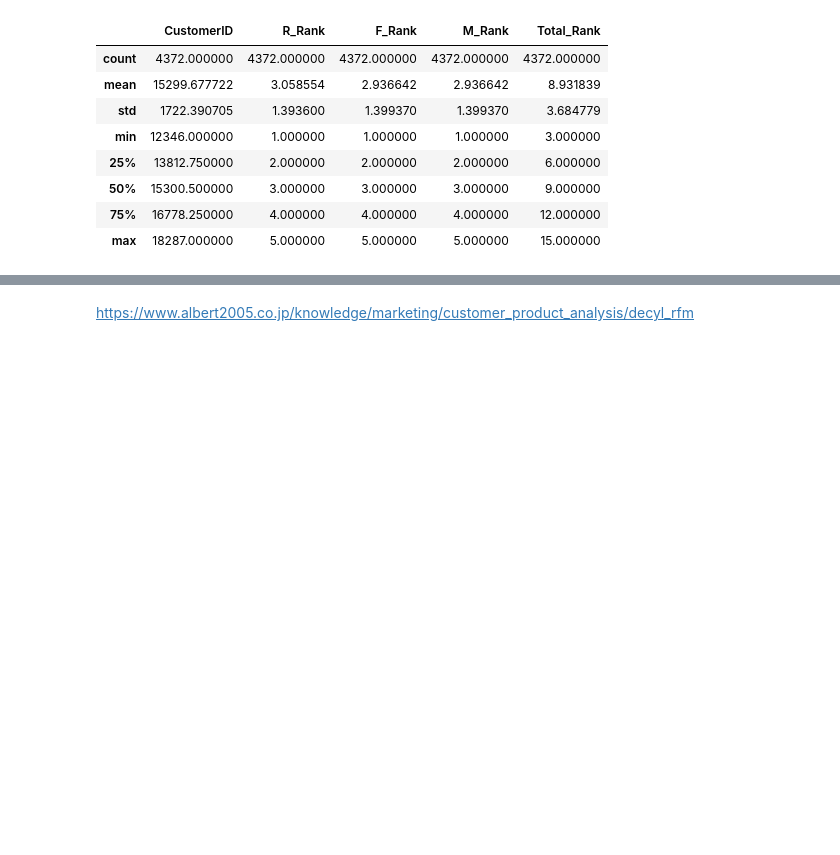
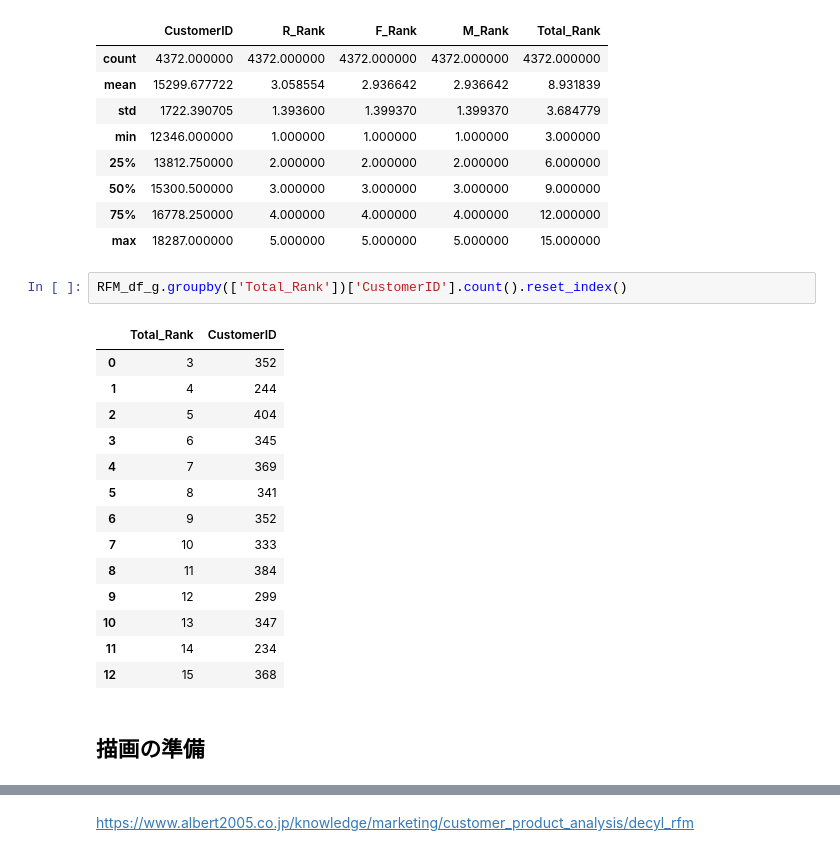
Before and after one commit to selectfromwhere/Data_Analysis_Methods, a Jupyter notebook: RFM_Analysis/RFM_Analisys_Discovery.ipynb, the cells around one changed output, grey strips where cells are left out. Drawn from its saved outputs; the diff is of its cells as text; blank space fills up the shorter version.

```diff
--- a/RFM_Analysis/RFM_Analisys_Discovery.ipynb
+++ b/RFM_Analysis/RFM_Analisys_Discovery.ipynb
@@ -532,3 +566,22 @@ RFM_df_g.describe()
 | 50% | 15300.500000 | 3.000000 | 3.000000 | 3.000000 | 9.000000 |
 | 75% | 16778.250000 | 4.000000 | 4.000000 | 4.000000 | 12.000000 |
 | max | 18287.000000 | 5.000000 | 5.000000 | 5.000000 | 15.000000 |
+# %%
+RFM_df_g.groupby(['Total_Rank'])['CustomerID'].count().reset_index()
+# %% [output]
+|  | Total_Rank | CustomerID |
+| 0 | 3 | 352 |
+| 1 | 4 | 244 |
+| 2 | 5 | 404 |
+| 3 | 6 | 345 |
+| 4 | 7 | 369 |
+| 5 | 8 | 341 |
+| 6 | 9 | 352 |
+| 7 | 10 | 333 |
+| 8 | 11 | 384 |
+| 9 | 12 | 299 |
+| 10 | 13 | 347 |
+| 11 | 14 | 234 |
+| 12 | 15 | 368 |
+# %% [markdown]
+## 描画の準備
```
Also changed, not shown: parts of 52 cells of this notebook.
